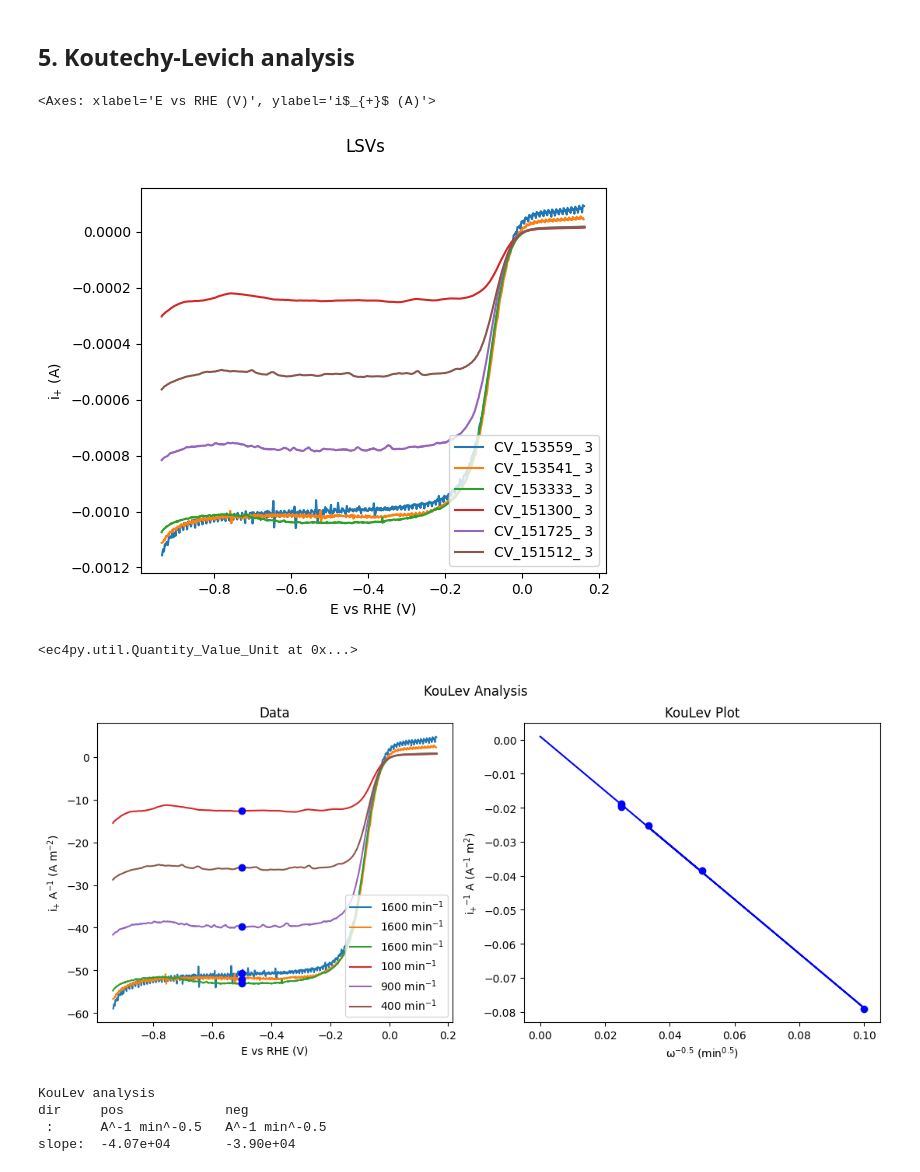
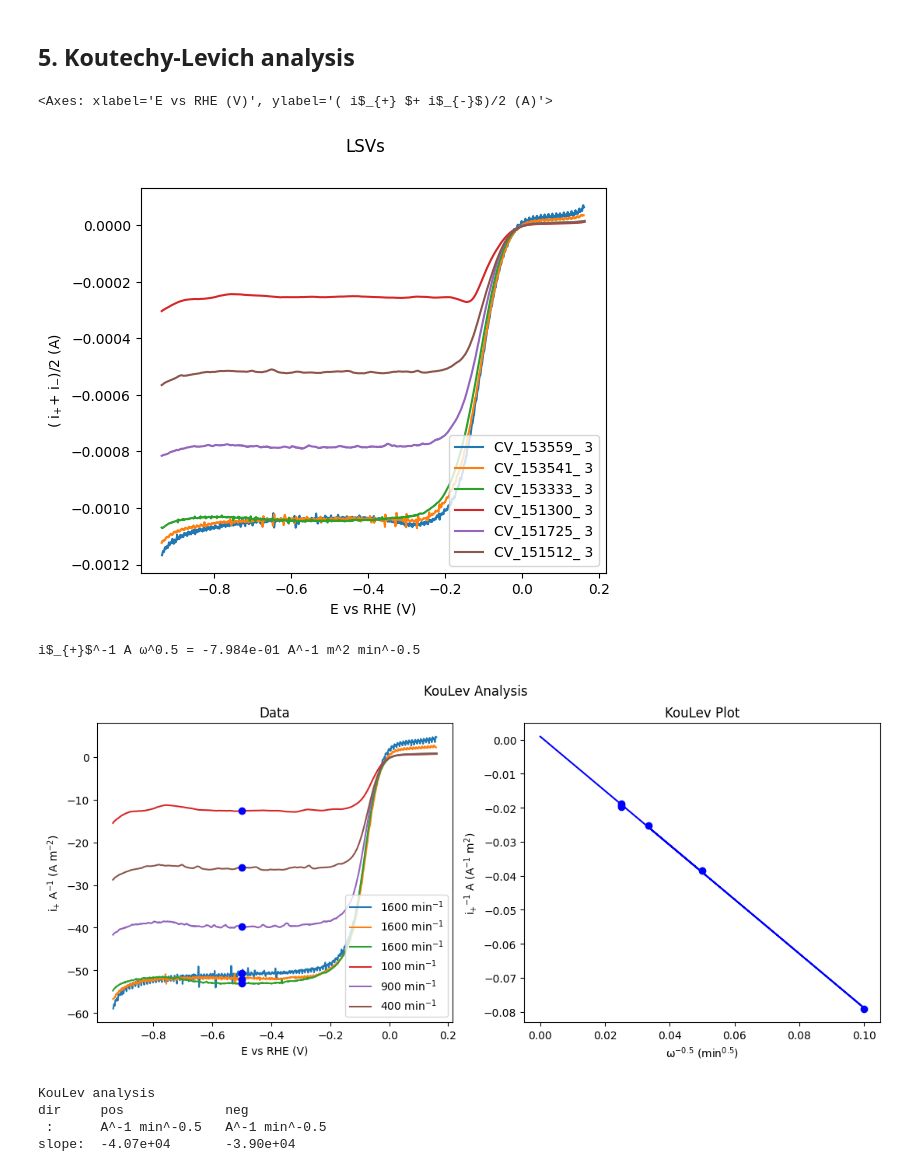
Before and after one commit to NordicEC/EC4py, a Jupyter notebook: dev/CV_Datas/KouLev_Analysis.ipynb, the cells around one changed output. Drawn from its saved outputs; the diff is of its cells as text; code cells hidden in the pictures.

```diff
--- a/dev/CV_Datas/KouLev_Analysis.ipynb
+++ b/dev/CV_Datas/KouLev_Analysis.ipynb
@@ -39,15 +44,15 @@ CV_Data(paths[2])
 # %% [markdown]
 ## 5. Koutechy-Levich analysis
 # %%
-lsvs=CVs.get_sweep(POS)
+lsvs=CVs.get_sweep(AVG)
 lsvs.plot()
 # %% [output]
-<Axes: xlabel='E vs RHE (V)', ylabel='i$_{+}$ (A)'>
+<Axes: xlabel='E vs RHE (V)', ylabel='( i$_{+} $+ i$_{-}$)/2 (A)'>
-[figure, old version]
+[figure, new version]
 # %%
 lsvs.KouLev(-0.5,AREA)
 # %% [output]
-<ec4py.util.Quantity_Value_Unit at 0x...>
+i$_{+}$^-1 A ω^0.5 = -7.984e-01 A^-1 m^2 min^-0.5
 [figure]
 # %%
 a,b=CVs.KouLev(-0.5)
```
Also changed, not shown: parts of 3 cells of this notebook, 1 other file.
